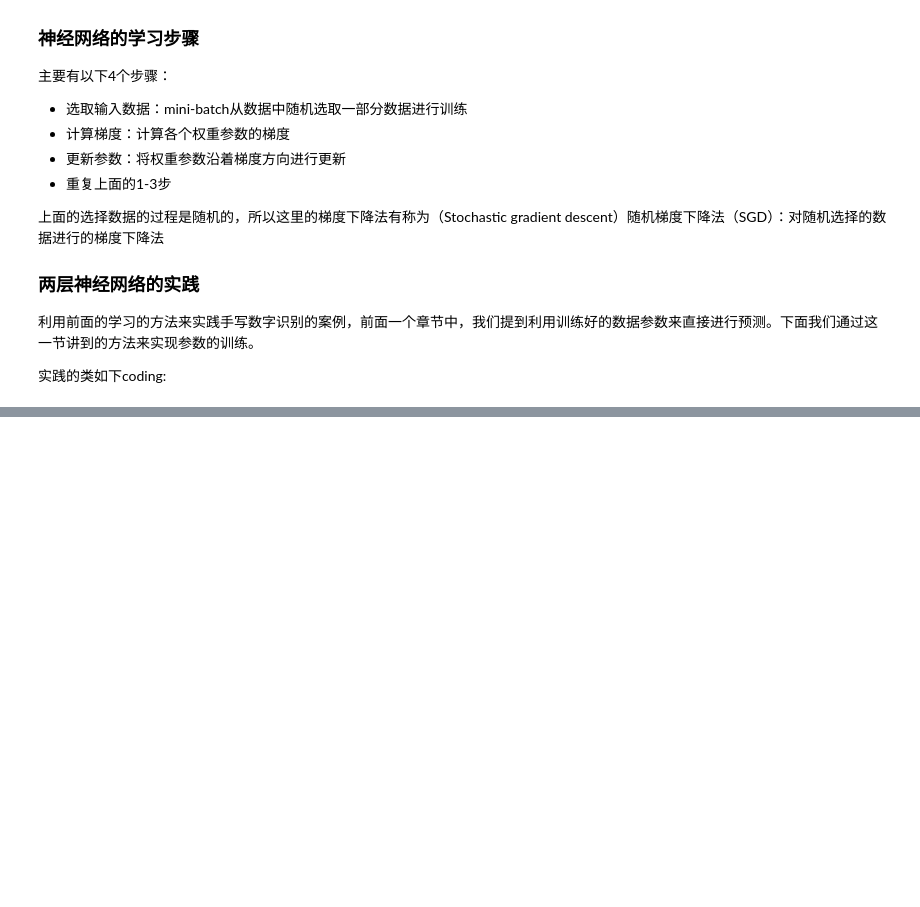
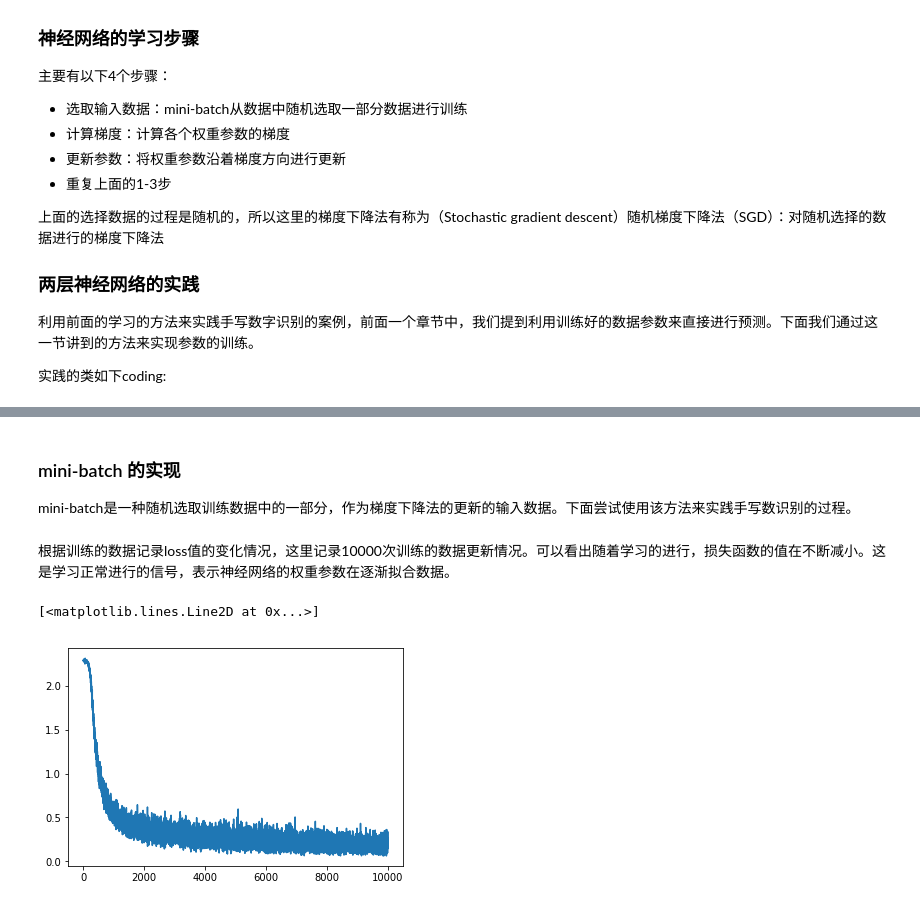
Before and after one commit to fioletflying/DeepLearning, a Jupyter notebook: DeepLearningScratch/ch04_loss/04_神经网络的学习算法实践.ipynb, the cells around one changed output, grey strips where cells are left out. Drawn from its saved outputs; the diff is of its cells as text; code cells hidden in the pictures; blank space fills up the shorter version.

```diff
--- a/DeepLearningScratch/ch04_loss/04_神经网络的学习算法实践.ipynb
+++ b/DeepLearningScratch/ch04_loss/04_神经网络的学习算法实践.ipynb
@@ -102,0 +127,4 @@ class TowLayerNet:
+# %% [markdown]
+### mini-batch 的实现
+
+mini-batch是一种随机选取训练数据中的一部分，作为梯度下降法的更新的输入数据。下面尝试使用该方法来实践手写数识别的过程。
@@ -102,0 +174,12 @@ class TowLayerNet:
+# %% [markdown]
+根据训练的数据记录loss值的变化情况，这里记录10000次训练的数据更新情况。可以看出随着学习的进行，损失函数的值在不断减小。这是学习正常进行的信号，表示神经网络的权重参数在逐渐拟合数据。
+# %%
+import  matplotlib.pyplot  as plt
+%matplotlib inline
+
+plt.plot(train_lost_list)
+
+# plt.show()
+# %% [output]
+[<matplotlib.lines.Line2D at 0x...>]
+[figure, added]
```
Also changed, not shown: parts of 8 cells of this notebook, 1 other file.
